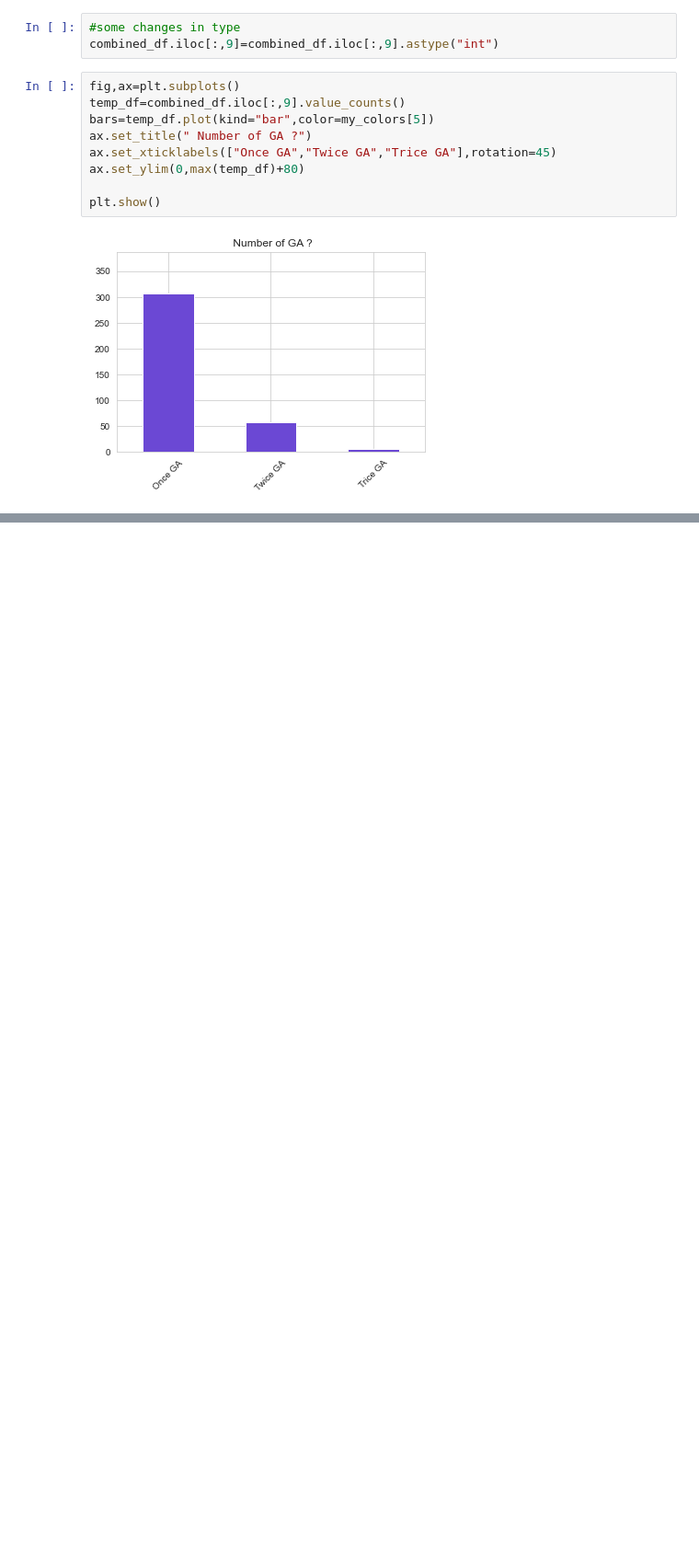
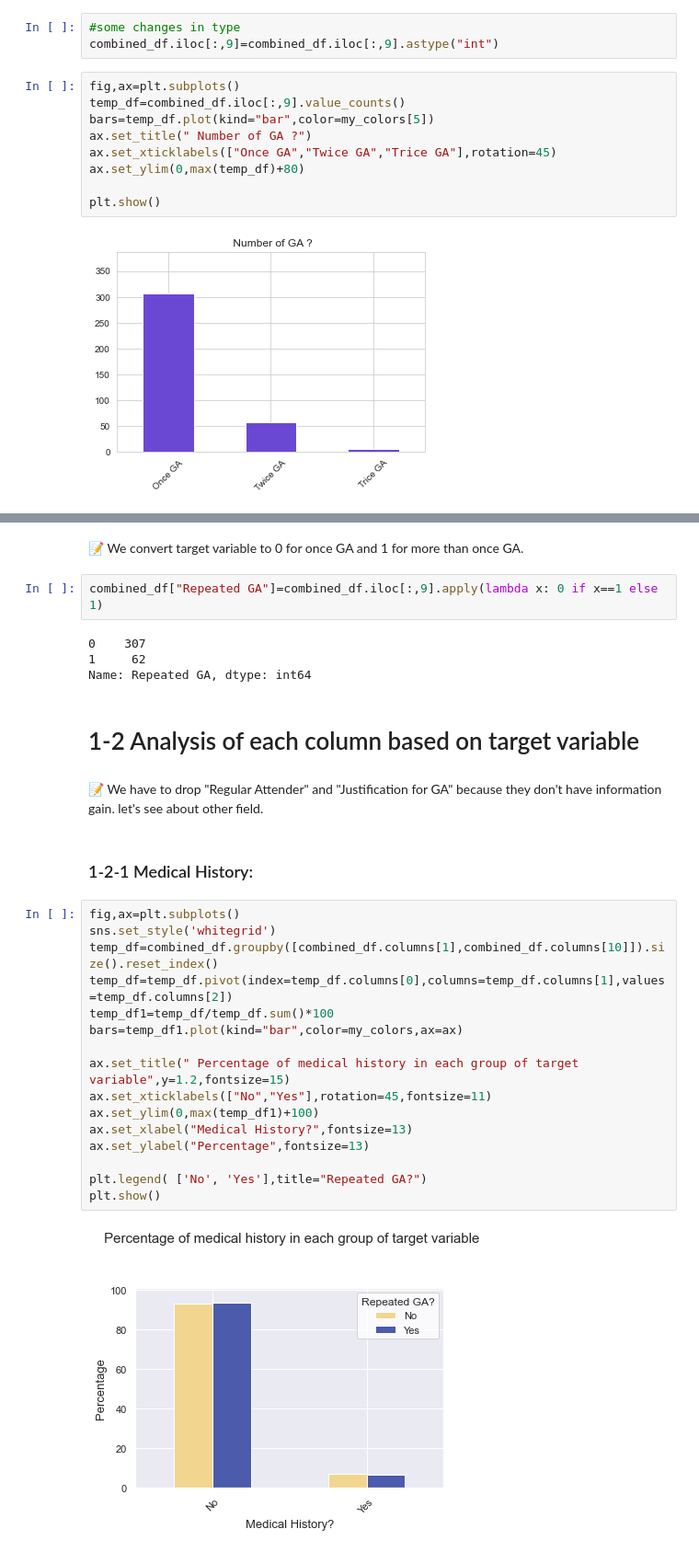
Before and after one commit to Kevinmcsd/Repeated-GA, a Jupyter notebook: Note Book.ipynb, the cells around one changed output, grey strips where cells are left out. Shown at 92% size. Cells and saved outputs as stored; diff of their text form; blank space fills up the shorter version.

Commit message:
End of EDA phase with target variable

```diff
--- a/Note Book.ipynb
+++ b/Note Book.ipynb
@@ -360,0 +362,32 @@ plt.show()
+# %% [markdown]
+📝 We convert target variable to 0 for once GA and 1 for more than once GA.
+# %%
+combined_df["Repeated GA"]=combined_df.iloc[:,9].apply(lambda x: 0 if x==1 else 1)
+# %% [output]
+0    307
+1     62
+Name: Repeated GA, dtype: int64
+# %% [markdown]
+<h1>1-2 Analysis of each column based on target variable</h1>
+# %% [markdown]
+📝 We have to drop "Regular Attender" and "Justification for GA" because they don't have information gain. let's see about other field.
+# %% [markdown]
+<h3>1-2-1 Medical History: </h3>
+# %%
+fig,ax=plt.subplots()
+sns.set_style('whitegrid')
+temp_df=combined_df.groupby([combined_df.columns[1],combined_df.columns[10]]).size().reset_index()
+temp_df=temp_df.pivot(index=temp_df.columns[0],columns=temp_df.columns[1],values=temp_df.columns[2])
+temp_df1=temp_df/temp_df.sum()*100
+bars=temp_df1.plot(kind="bar",color=my_colors,ax=ax)
+
+ax.set_title(" Percentage of medical history in each group of target variable",y=1.2,fontsize=15)
+ax.set_xticklabels(["No","Yes"],rotation=45,fontsize=11)
+ax.set_ylim(0,max(temp_df1)+100)
+ax.set_xlabel("Medical History?",fontsize=13)
+ax.set_ylabel("Percentage",fontsize=13)
+
+plt.legend( ['No', 'Yes'],title="Repeated GA?")
+plt.show()
+# %% [output]
+[figure, added]
```
Also changed, not shown: parts of 27 cells of this notebook.
